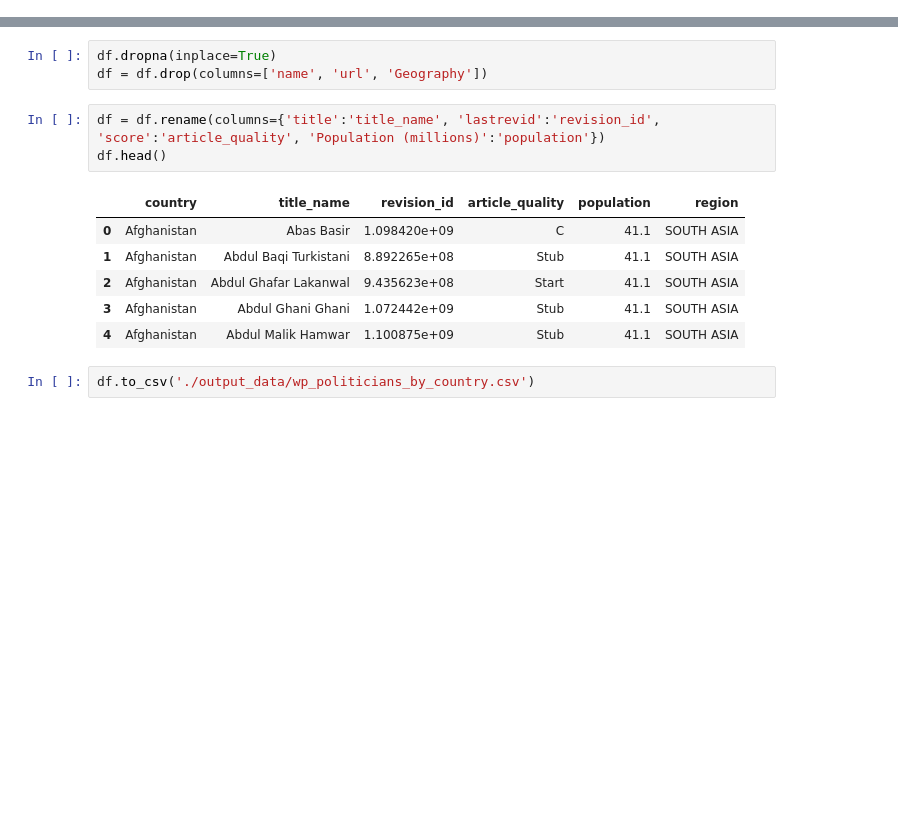
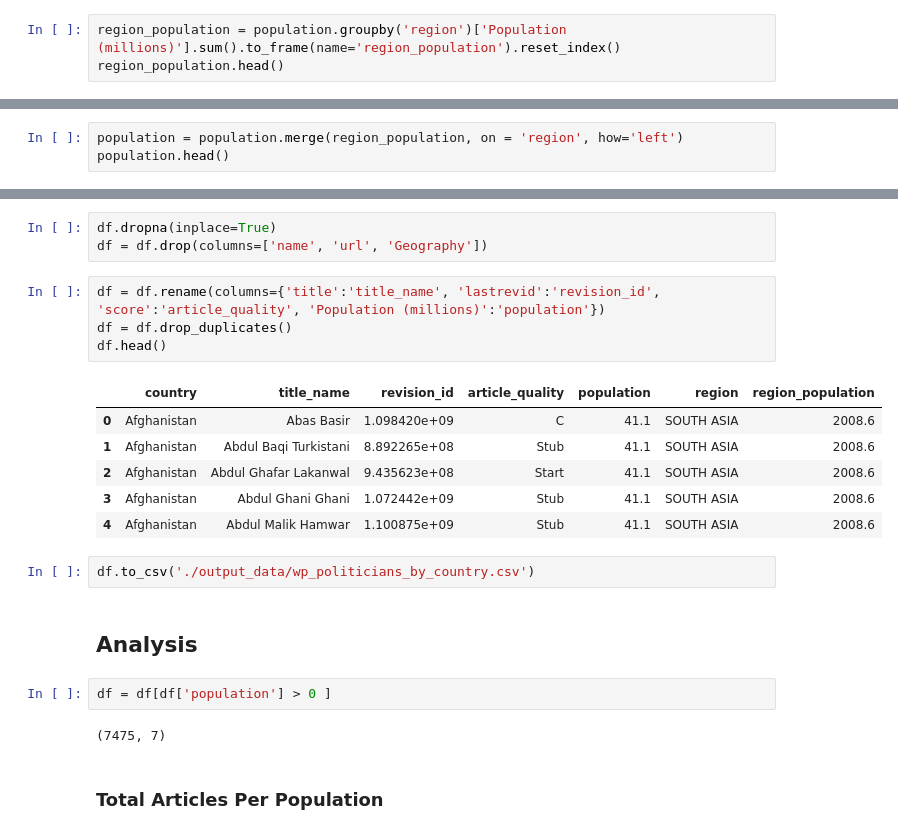
Before and after one commit to pragyy/Data-512-homework_2, a Jupyter notebook: main.ipynb, the cells around one changed output, grey strips where cells are left out. Saved outputs shown, nothing was run; the diff lists cells and outputs as text; blank space fills up the shorter version.

```diff
--- a/main.ipynb
+++ b/main.ipynb
@@ -249,3 +257,6 @@ population.head()
 | 5 | Libya | 6.8 | NORTHERN AFRICA |
 | 6 | Morocco | 36.7 | NORTHERN AFRICA |
 | 7 | Sudan | 46.9 | NORTHERN AFRICA |
+# %%
+region_population = population.groupby('region')['Population (millions)'].sum().to_frame(name='region_population').reset_index()
+region_population.head()
@@ -251,0 +270,3 @@ population.head()
+# %%
+population = population.merge(region_population, on = 'region', how='left')
+population.head()
@@ -275,13 +303,22 @@ df.dropna(inplace=True)
 df = df.drop(columns=['name', 'url', 'Geography'])
 # %%
 df = df.rename(columns={'title':'title_name', 'lastrevid':'revision_id', 'score':'article_quality', 'Population (millions)':'population'})
+df = df.drop_duplicates()
 df.head()
 # %% [output]
-|  | country | title_name | revision_id | article_quality | population | region |
-| 0 | Afghanistan | Abas Basir | 1.098420e+09 | C | 41.1 | SOUTH ASIA |
-| 1 | Afghanistan | Abdul Baqi Turkistani | 8.892265e+08 | Stub | 41.1 | SOUTH ASIA |
-| 2 | Afghanistan | Abdul Ghafar Lakanwal | 9.435623e+08 | Start | 41.1 | SOUTH ASIA |
-| 3 | Afghanistan | Abdul Ghani Ghani | 1.072442e+09 | Stub | 41.1 | SOUTH ASIA |
-| 4 | Afghanistan | Abdul Malik Hamwar | 1.100875e+09 | Stub | 41.1 | SOUTH ASIA |
+|  | country | title_name | revision_id | article_quality | population | region | region_population |
+| 0 | Afghanistan | Abas Basir | 1.098420e+09 | C | 41.1 | SOUTH ASIA | 2008.6 |
+| 1 | Afghanistan | Abdul Baqi Turkistani | 8.892265e+08 | Stub | 41.1 | SOUTH ASIA | 2008.6 |
+| 2 | Afghanistan | Abdul Ghafar Lakanwal | 9.435623e+08 | Start | 41.1 | SOUTH ASIA | 2008.6 |
+| 3 | Afghanistan | Abdul Ghani Ghani | 1.072442e+09 | Stub | 41.1 | SOUTH ASIA | 2008.6 |
+| 4 | Afghanistan | Abdul Malik Hamwar | 1.100875e+09 | Stub | 41.1 | SOUTH ASIA | 2008.6 |
 # %%
 df.to_csv('./output_data/wp_politicians_by_country.csv')
+# %% [markdown]
+## Analysis
+# %%
+df = df[df['population'] > 0 ]
+# %% [output]
+(7475, 7)
+# %% [markdown]
+### Total Articles Per Population
```
Also changed, not shown: parts of 27 cells of this notebook, 2 other files.
